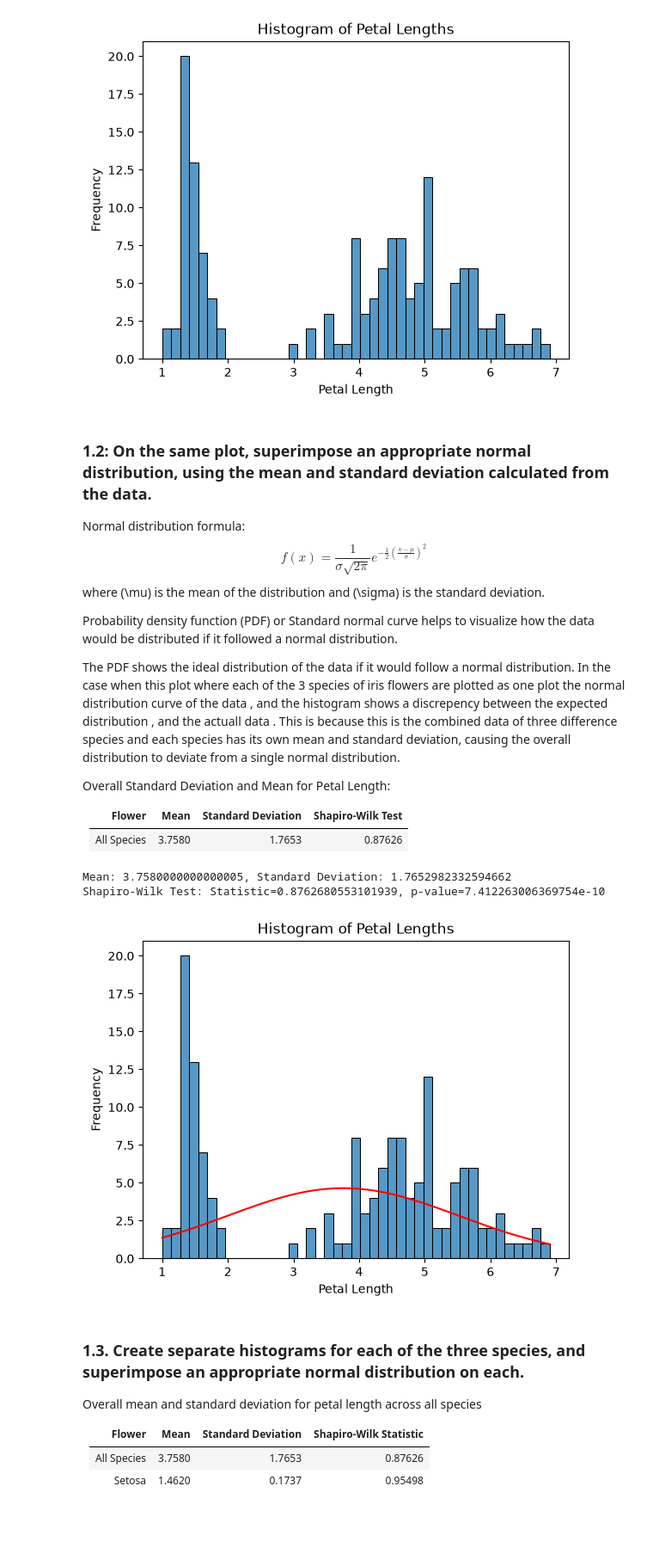
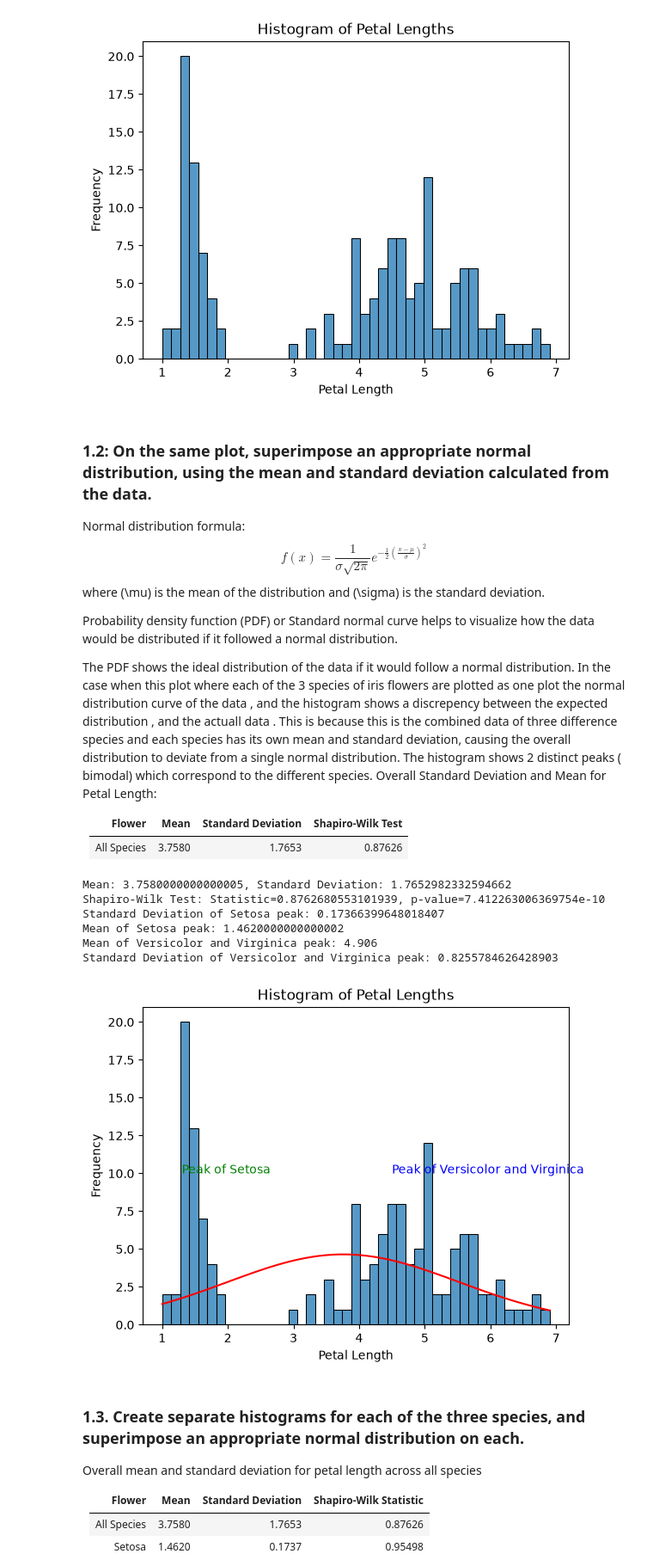
Before and after one commit to clydewatts1/PDFA_Applied_Statistics_Project, a Jupyter notebook: problems.ipynb, the cells around one changed output. Shown at 86% size. Cells and saved outputs as stored; diff of their text form; code cells hidden in the pictures; blank space fills up the shorter version.

```diff
--- a/problems.ipynb
+++ b/problems.ipynb
@@ -96,8 +98,7 @@ where
 Probability density function (PDF) or Standard normal curve helps to visualize how the data would be distributed if it followed a normal distribution.
 
 
-The PDF shows the ideal distribution of the data if it would follow a normal distribution. In the case when this plot where each of the 3 species of iris flowers are plotted as one plot the normal distribution curve of the data , and the histogram shows a discrepency between the expected distribution , and the actuall data . This is because this is the combined data of three difference species and each species has its own mean and standard deviation, causing the overall distribution to deviate from a single normal distribution.
-
+The PDF shows the ideal distribution of the data if it would follow a normal distribution. In the case when this plot where each of the 3 species of iris flowers are plotted as one plot the normal distribution curve of the data , and the histogram shows a discrepency between the expected distribution , and the actuall data . This is because this is the combined data of three difference species and each species has its own mean and standard deviation, causing the overall distribution to deviate from a single normal distribution. The histogram shows 2 distinct peaks ( bimodal) which correspond to the different species.
 Overall Standard Deviation and Mean for Petal Length:
 
 | Flower | Mean | Standard Deviation | Shapiro-Wilk Test |
@@ -106,29 +107,46 @@ Overall Standard Deviation and Mean for Petal Length:
 # %%
 # 1.2 : Histogram of Petal Lengths
 ax = sns.histplot(df_iris['petal_length'],bins=43,)
 ax.set_title("Histogram of Petal Lengths")
 ax.set_xlabel("Petal Length")
 ax.set_ylabel("Frequency")
 # For a normal distribution we need the mean and standard deviation
 mean = df_iris['petal_length'].mean()
 std = df_iris['petal_length'].std()
 print(f"Mean: {mean}, Standard Deviation: {std}")
 shapiro_test = shapiro(df_iris['petal_length'])
 print(f"Shapiro-Wilk Test: Statistic={shapiro_test.statistic}, p-value={shapiro_test.pvalue}")
-
-
-
+# add a label at 1.3
+plt.text(1.3, 10, "Peak of Setosa", color='Green')
+# add a label at the second peak for Versicolor
+plt.text(4.5, 10, "Peak of Versicolor and Virginica", color='Blue')
 x = np.linspace(df_iris['petal_length'].min(), df_iris['petal_length'].max(), 100)
 # probability density function - given x , and mean and standard deviation
 # y contains the values of the normal distribution at each point in x
 # shows what it should be if the data set followed a normal distribution
 y = norm.pdf(x, mean, std)
 plt.plot(x, y * len(df_iris['petal_length']) * (df_iris['petal_length'].max() - df_iris['petal_length'].min()) / 43, color='red')
+# Interest plot a partitial for the two peaks of Versicolor and Virginica
+# find the mean between 1 and 2 for setosa peak
+mean_setosa = df_iris[(df_iris['petal_length'] >= 1) & (df_iris['petal_length'] <= 2)]['petal_length'].mean()
+std_setosa = df_iris[(df_iris['petal_length'] >= 1) & (df_iris['petal_length'] <= 2)]['petal_length'].std()
+print(f"Standard Deviation of Setosa peak: {std_setosa}")
+print(f"Mean of Setosa peak: {mean_setosa}")
+# find the mean between 3 and 7 for the combined peak of Versicolor and Virginica
+mean_versicolor_virginica = df_iris[(df_iris['petal_length'] >= 3) & (df_iris['petal_length'] <= 7)]['petal_length'].mean()
+print(f"Mean of Versicolor and Virginica peak: {mean_versicolor_virginica}")
+std_versicolor_virginica = df_iris[(df_iris['petal_length'] >= 3) & (df_iris['petal_length'] <= 7)]['petal_length'].std()
+print(f"Standard Deviation of Versicolor and Virginica peak: {std_versicolor_virginica}")
+# do a subplot for for setosa  of nor
 plt.show()
 # %% [output]
 Mean: 3.7580000000000005, Standard Deviation: 1.7652982332594662
 Shapiro-Wilk Test: Statistic=0.8762680553101939, p-value=7.412263006369754e-10
+Standard Deviation of Setosa peak: 0.17366399648018407
+Mean of Setosa peak: 1.4620000000000002
+Mean of Versicolor and Virginica peak: 4.906
+Standard Deviation of Versicolor and Virginica peak: 0.8255784626428903
-[figure, old version]
+[figure, new version]
 # %% [markdown]
 ###  1.3. Create separate histograms for each of the three species, and superimpose an appropriate normal distribution on each.
 
```
Also changed, not shown: parts of 5 cells of this notebook.
